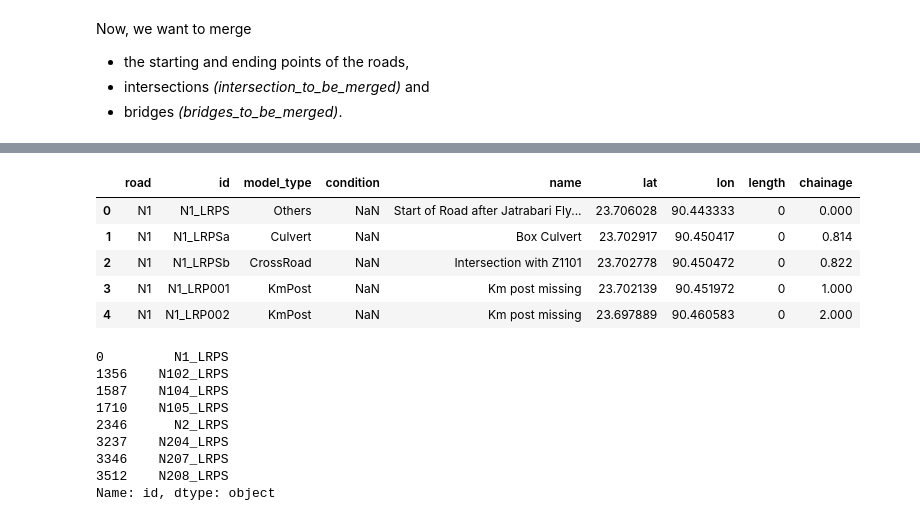
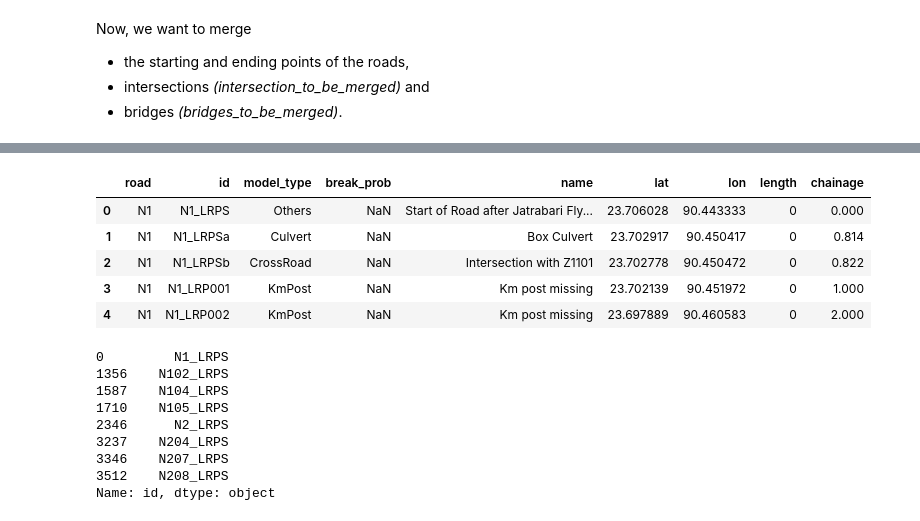
Before and after one commit to LudovicaBindi/Advacned_Simulation-Network_Model_Analysis_Lab4, a Jupyter notebook: notebook/cleaning_data.ipynb, the cells around one changed output, grey strips where cells are left out. Cells and saved outputs as stored; diff of their text form; code cells hidden in the pictures.

```diff
--- a/notebook/cleaning_data.ipynb
+++ b/notebook/cleaning_data.ipynb
@@ -522,7 +523,7 @@ intersection_df_to = intersection_df_to.set_axis(final_columns, axis=1)
 intersection_to_be_merged = intersection_df_from.append(intersection_df_to)
 intersection_to_be_merged.insert(0,'name','')
 intersection_to_be_merged.insert(0,'model_type','intersection')
-intersection_to_be_merged['condition'] = np.NaN
+intersection_to_be_merged['break_prob'] = np.NaN
 intersection_to_be_merged['length'] = 0
 columns_right_order = ['road','id','model_type','condition','name','lat','lon','length','chainage']
 
@@ -667,16 +706,16 @@ roads.head()
 | 3 | N1 | 1.000 | LRP001 | 23.702139 | 90.451972 | NaN | KmPost | Km post missing | N1_LRP001 | (23.7021389, 90.4519722) |
 | 4 | N1 | 2.000 | LRP002 | 23.697889 | 90.460583 | NaN | KmPost | Km post missing | N1_LRP002 | (23.6978886, 90.4605833) |
 # %%
-final_columns = ['road','chainage','lrp','lat','lon','condition','model_type','name','id','coordinates']
+final_columns = ['road','chainage','lrp','lat','lon','break_prob','model_type','name','id','coordinates']
 roads = roads.set_axis(final_columns, axis=1)
 roads['length'] = 0
-roads['condition'] = np.NaN
+roads['break_prob'] = np.NaN
 # %%
-columns_right_order = ['road','id','model_type','condition','name','lat','lon','length','chainage']
+columns_right_order = ['road','id','model_type','break_prob','name','lat','lon','length','chainage']
 roads = roads.loc[:,columns_right_order]
 roads.head()
 # %% [output]
-|  | road | id | model_type | condition | name | lat | lon | length | chainage |
+|  | road | id | model_type | break_prob | name | lat | lon | length | chainage |
 | 0 | N1 | N1_LRPS | Others | NaN | Start of Road after Jatrabari Fly... | 23.706028 | 90.443333 | 0 | 0.000 |
 | 1 | N1 | N1_LRPSa | Culvert | NaN | Box Culvert | 23.702917 | 90.450417 | 0 | 0.814 |
 | 2 | N1 | N1_LRPSb | CrossRoad | NaN | Intersection with Z1101 | 23.702778 | 90.450472 | 0 | 0.822 |
```
Also changed, not shown: parts of 29 cells of this notebook, 13 other files.
